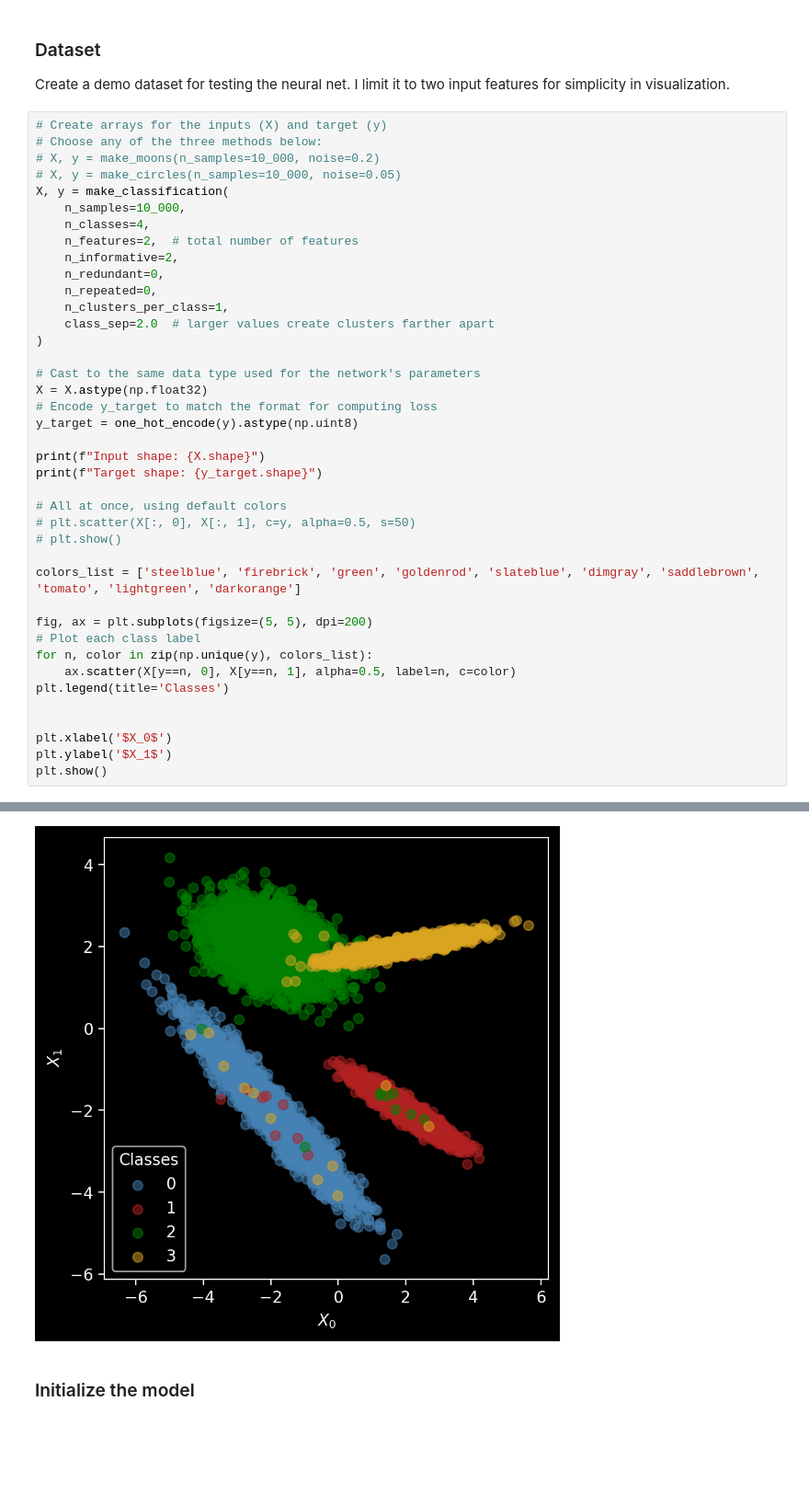
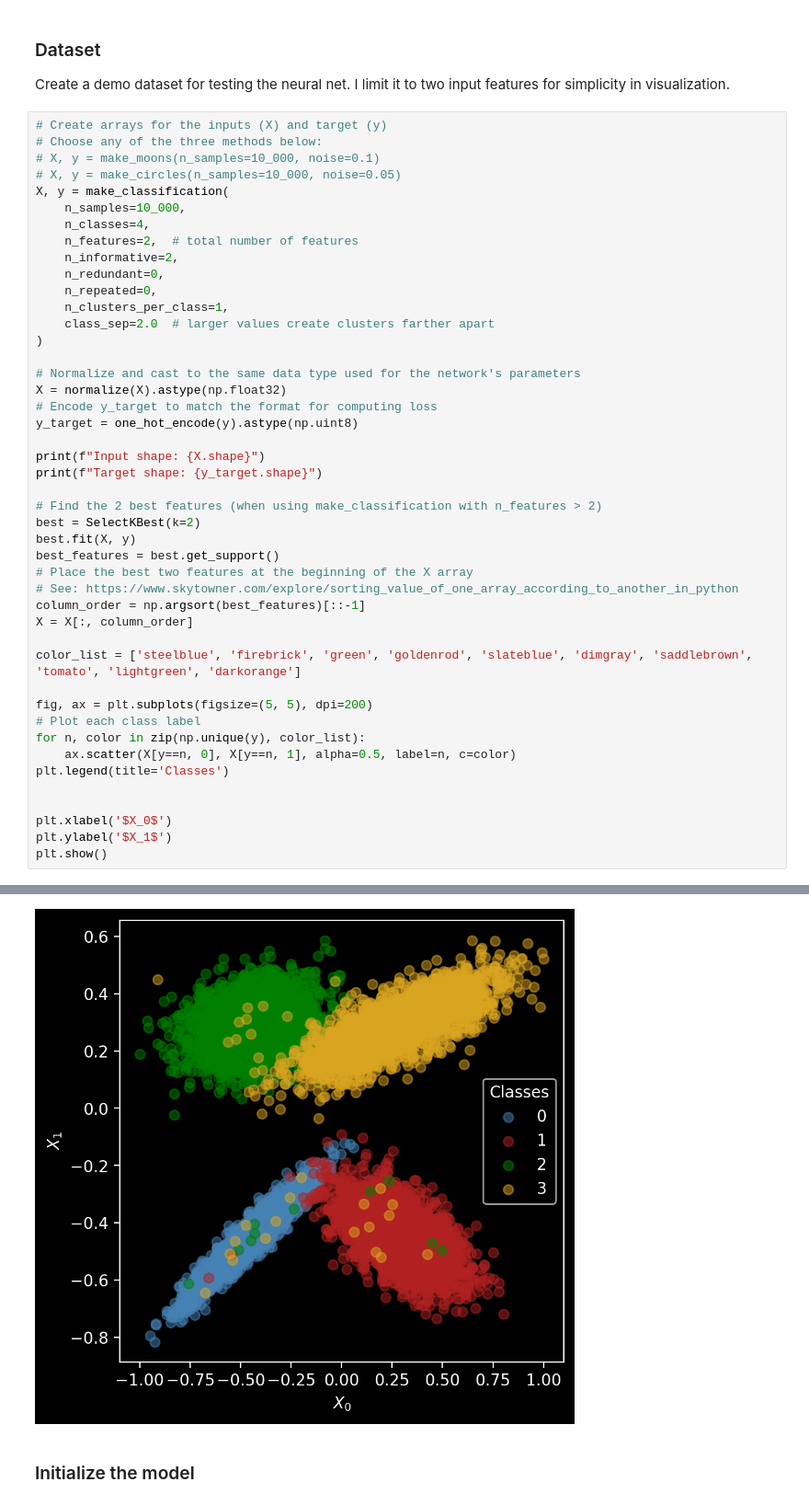
Before and after one commit to rparkr/ml-projects, a Jupyter notebook: neural_network_from_scratch.ipynb, the cells around one changed output, grey strips where cells are left out. Shown at 92% size. Saved outputs shown, nothing was run; the diff lists cells and outputs as text; blank space fills up the shorter version.

```diff
--- a/neural_network_from_scratch.ipynb
+++ b/neural_network_from_scratch.ipynb
@@ -1065,47 +1114,52 @@ Create a demo dataset for testing the neural net. I limit it to two input featur
 # %%
 # Create arrays for the inputs (X) and target (y)
 # Choose any of the three methods below:
-# X, y = make_moons(n_samples=10_000, noise=0.2)
+# X, y = make_moons(n_samples=10_000, noise=0.1)
 # X, y = make_circles(n_samples=10_000, noise=0.05)
 X, y = make_classification(
     n_samples=10_000,
     n_classes=4,
     n_features=2,  # total number of features
     n_informative=2,
     n_redundant=0,
     n_repeated=0,
     n_clusters_per_class=1,
     class_sep=2.0  # larger values create clusters farther apart
 )
 
-# Cast to the same data type used for the network's parameters
-X = X.astype(np.float32)
+# Normalize and cast to the same data type used for the network's parameters
+X = normalize(X).astype(np.float32)
 # Encode y_target to match the format for computing loss
 y_target = one_hot_encode(y).astype(np.uint8)
 
 print(f"Input shape: {X.shape}")
 print(f"Target shape: {y_target.shape}")
 
-# All at once, using default colors
-# plt.scatter(X[:, 0], X[:, 1], c=y, alpha=0.5, s=50)
-# plt.show()
+# Find the 2 best features (when using make_classification with n_features > 2)
+best = SelectKBest(k=2)
+best.fit(X, y)
+best_features = best.get_support()
+# Place the best two features at the beginning of the X array
+# See: https://www.skytowner.com/explore/sorting_value_of_one_array_according_to_another_in_python
+column_order = np.argsort(best_features)[::-1]
+X = X[:, column_order]
 
-colors_list = ['steelblue', 'firebrick', 'green', 'goldenrod', 'slateblue', 'dimgray', 'saddlebrown', 'tomato', 'lightgreen', 'darkorange']
+color_list = ['steelblue', 'firebrick', 'green', 'goldenrod', 'slateblue', 'dimgray', 'saddlebrown', 'tomato', 'lightgreen', 'darkorange']
 
 fig, ax = plt.subplots(figsize=(5, 5), dpi=200)
 # Plot each class label
-for n, color in zip(np.unique(y), colors_list):
+for n, color in zip(np.unique(y), color_list):
     ax.scatter(X[y==n, 0], X[y==n, 1], alpha=0.5, label=n, c=color)
 plt.legend(title='Classes')
 
 
 plt.xlabel('$X_0$')
 plt.ylabel('$X_1$')
 plt.show()
 # %% [output]
 Input shape: (10000, 2)
 Target shape: (10000, 4)
-[figure, old version]
+[figure, new version]
 # %% [markdown]
 ### Initialize the model
 # %%
```
Also changed, not shown: parts of 21 cells of this notebook.
